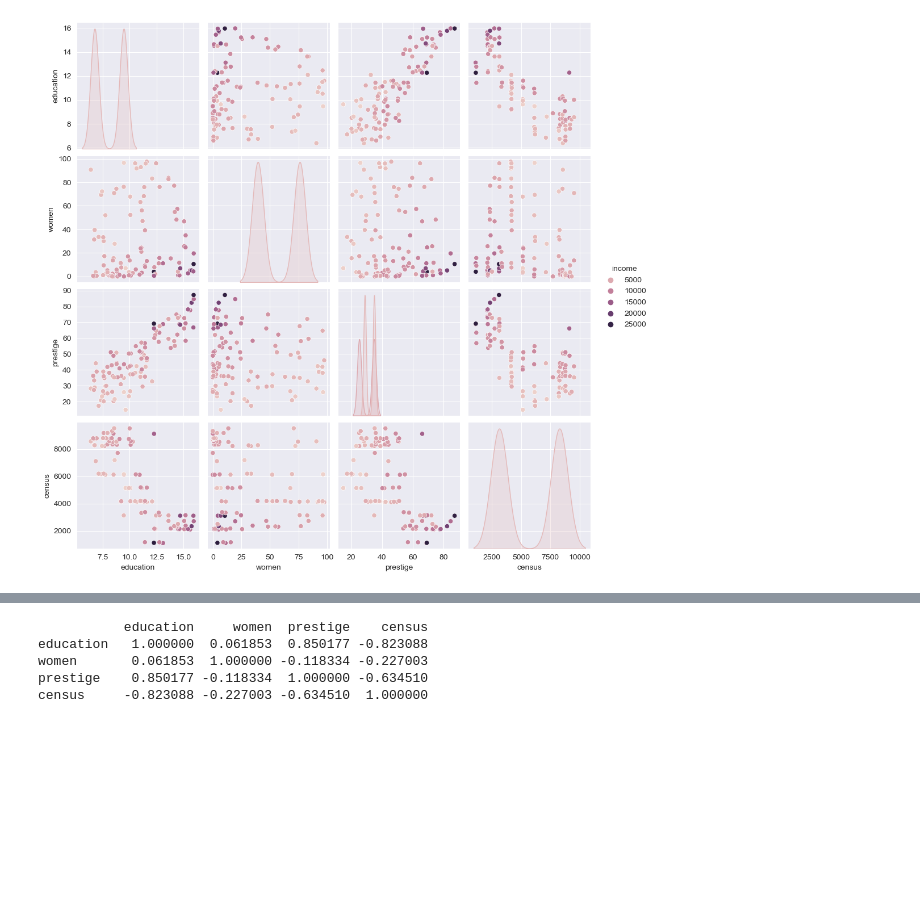
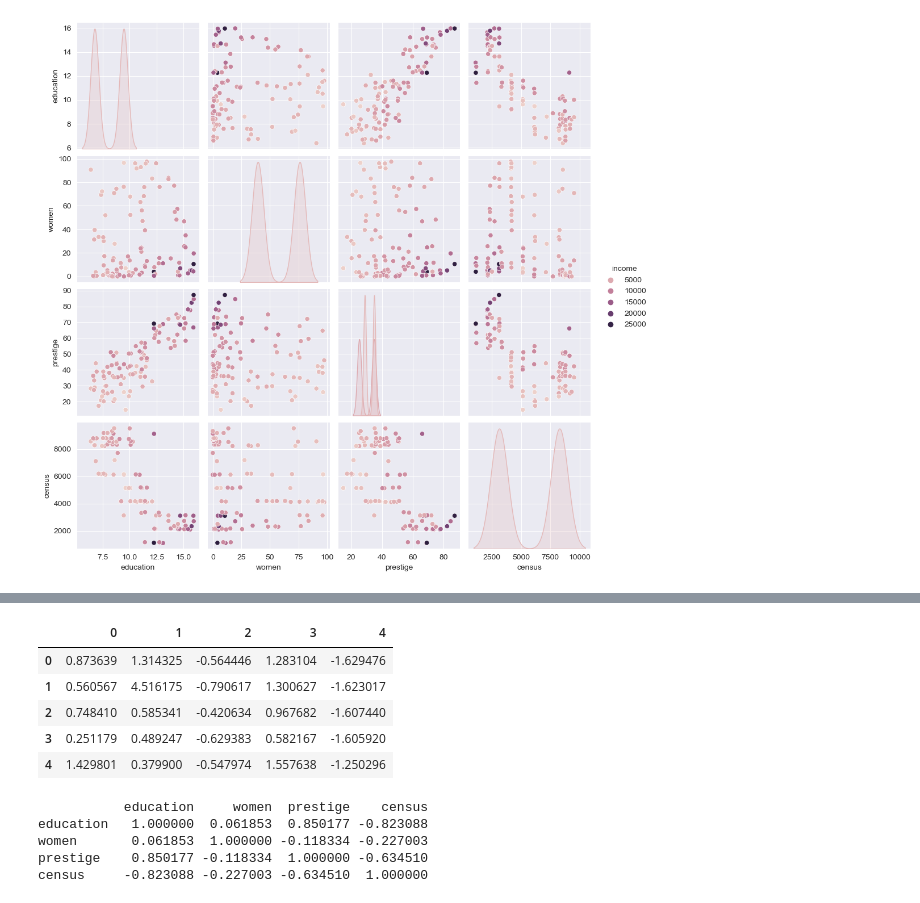
Before and after one commit to malinatrash/Data-Analytics, a Jupyter notebook: lab4/task.ipynb, the cells around one changed output, grey strips where cells are left out. Drawn from its saved outputs; the diff is of its cells as text; code cells hidden in the pictures; blank space fills up the shorter version.

```diff
--- a/lab4/task.ipynb
+++ b/lab4/task.ipynb
@@ -51,3 +40,12 @@ df_t.describe()
+# %%
+df_t.head()
+# %% [output]
+|  | 0 | 1 | 2 | 3 | 4 |
+| 0 | 0.873639 | 1.314325 | -0.564446 | 1.283104 | -1.629476 |
+| 1 | 0.560567 | 4.516175 | -0.790617 | 1.300627 | -1.623017 |
+| 2 | 0.748410 | 0.585341 | -0.420634 | 0.967682 | -1.607440 |
+| 3 | 0.251179 | 0.489247 | -0.629383 | 0.582167 | -1.605920 |
+| 4 | 1.429801 | 0.379900 | -0.547974 | 1.557638 | -1.250296 |
 # %%
 print(df.corr())
 sns.heatmap(df.corr())
```
Also changed, not shown: parts of 16 cells of this notebook.
